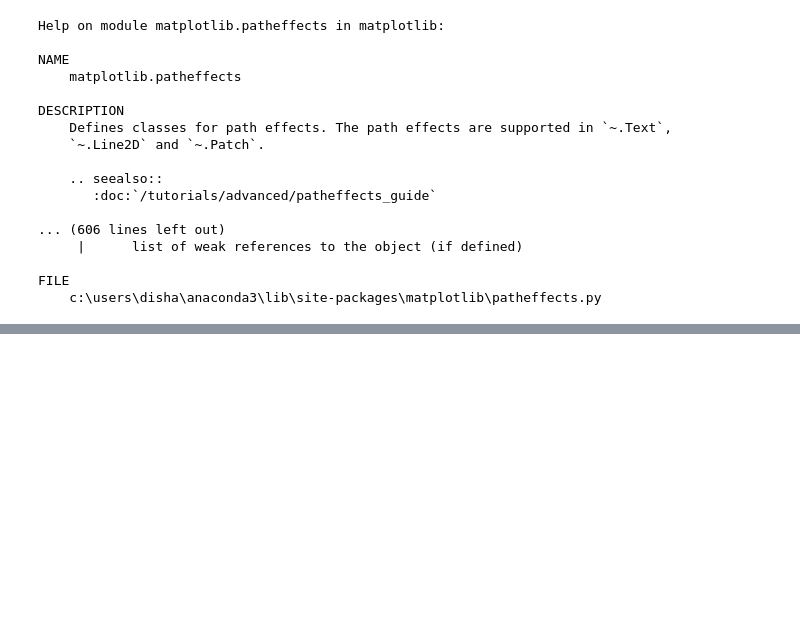
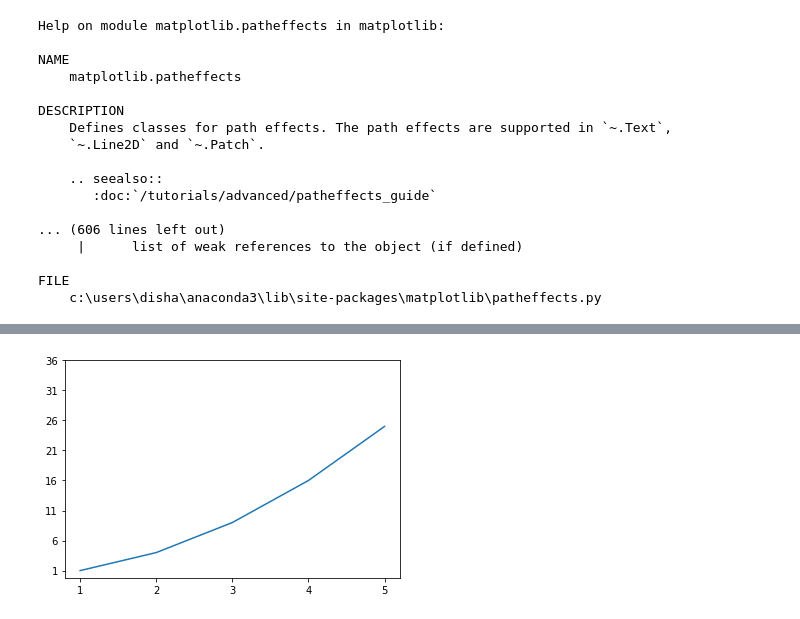
Before and after one commit to Disha0803/Matplotlib, a Jupyter notebook: Matplotlib basics.ipynb, the cells around one changed output, grey strips where cells are left out. Cells and saved outputs as stored; diff of their text form; code cells hidden in the pictures; blank space fills up the shorter version.

```diff
--- a/Matplotlib basics.ipynb
+++ b/Matplotlib basics.ipynb
@@ -534,0 +538,10 @@ plt.show()
+# %%
+x=np.arange(1,6)
+y1=x**2
+plt.plot(x,y1)
+plt.xticks(np.arange(1,6))
+plt.yticks(np.arange(1,41,5))
+plt.savefig("images\\fig30.png")
+plt.show()
+# %% [output]
+[figure, added]
```
Also changed, not shown: parts of 3 cells of this notebook, 2 other files.
